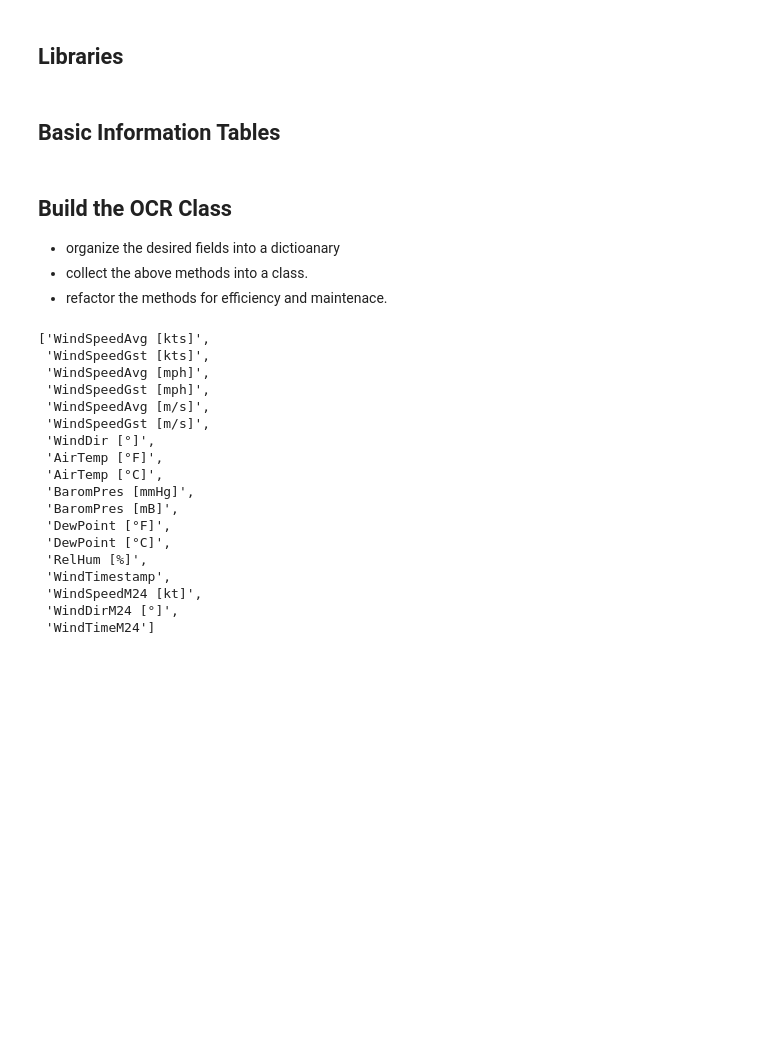
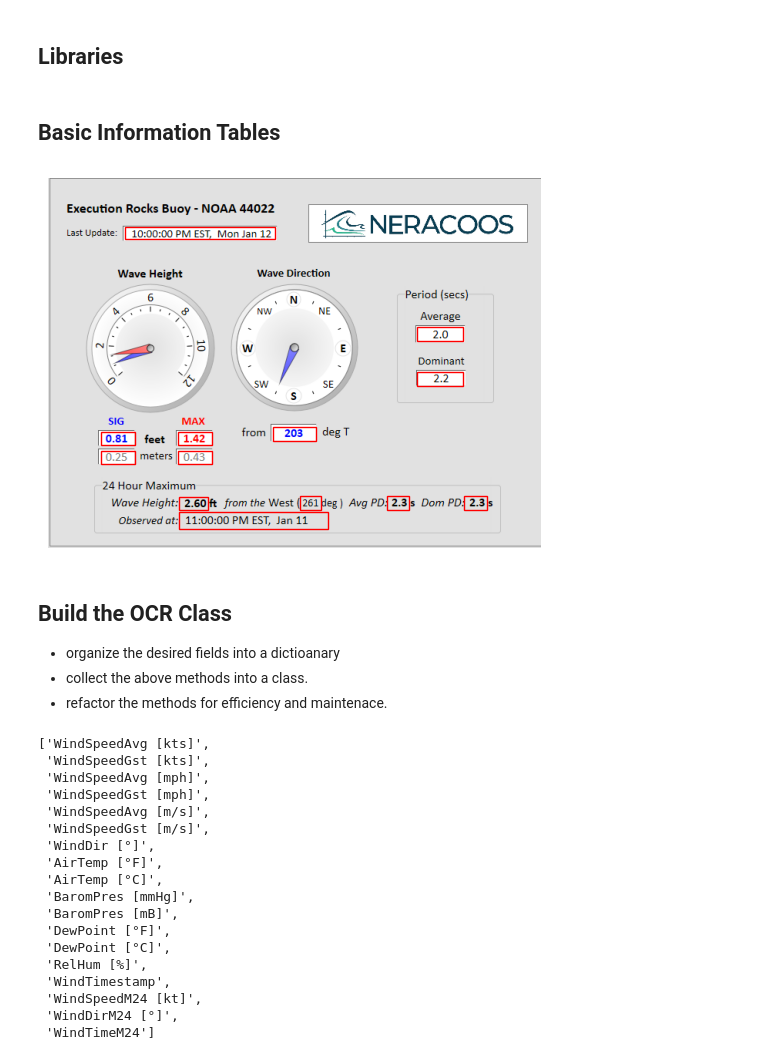
Before and after one commit to pbeeken/OCRWeatherDataCapture, a Jupyter notebook: OCRDataCapture.ipynb, the cells around one changed output. Saved outputs shown, nothing was run; the diff lists cells and outputs as text; code cells hidden in the pictures; blank space fills up the shorter version.

Commit message:
BuoyDataCapture class tested for both screens.  Replaced all instances of rectangles across all files.

```diff
--- a/OCRDataCapture.ipynb
+++ b/OCRDataCapture.ipynb
@@ -326,11 +325,11 @@ westernLIWind_url = "https://clydebank.dms.uconn.edu/wlis_wxSens1.png"  # Wester
 
 # dictionary of locations within the image of the data we want.
 windSources = {
-    'Timestamp':          {'bounds':(100,  64, 294,  78), 'value': NaN }, #dateString for reading
+    'Timestamp':          {'bounds':(100,  62, 294,  78), 'value': NaN }, #dateString for reading
     'WindSpeedAvg [kts]': {'bounds':( 21, 307,  63, 327), 'value': NaN,}, #kts
     'WindSpeedGst [kts]': {'bounds':(116, 307, 158, 327), 'value': NaN }, #kts
     'WindSpeedAvg [mph]': {'bounds':( 21, 334,  63, 351), 'value': NaN }, #mph
-    'WindSpeedGst [mph]': {'bounds':(116, 334, 158, 351), 'value': NaN }, #mph
+    'WindSpeedGst [mph]': {'bounds':(116, 332, 158, 351), 'value': NaN }, #mph
     'WindSpeedAvg [m/s]': {'bounds':(21, 358, 63, 375),   'value': NaN }, #m/s
     'WindSpeedGst [m/s]': {'bounds':(116, 358, 158, 375), 'value': NaN }, #m/s
     'WindDir [°]':        {'bounds':(230, 320, 287, 339), 'value': NaN }, #deg True
@@ -352,7 +351,7 @@ execrocksWaves_url = "https://clydebank.dms.uconn.edu/exrx_wavs.png"
 
 # dictionary of locations within the image of the data we want.
 waveSources = {
-    'Timestamp':         {'bounds':(100,  64, 294,  78), 'value': NaN },  #dateString for reading
+    'Timestamp':         {'bounds':(100,  62, 294,  78), 'value': NaN },  #dateString for reading
     'WaveHgtSig [ft]':    {'bounds':( 68, 329, 112, 346), 'value': NaN,}, #ft
     'WaveHgtMax [ft]':    {'bounds':(168, 329, 212, 346), 'value': NaN }, #ft
     'WaveHgtSig [m]':     {'bounds':( 68, 353, 112, 371), 'value': NaN,}, #m
@@ -360,12 +359,61 @@ waveSources = {
     'WaveDir [°]':        {'bounds':(292, 322, 347, 340), 'value': NaN }, #degT
     'WavPerAvg [s]':      {'bounds':(479, 193, 539, 211), 'value': NaN }, #sec
     'WavPerDom [s]':      {'bounds':(479, 251, 539, 269), 'value': NaN }, #sec
-    'WaveHgt24 [ft]':     {'bounds':(169, 413, 207, 433), 'value': NaN }, #kts max in last 24hrs
-    'WaveDirM24 [°]':     {'bounds':(327, 412, 354, 433), 'value': NaN }, #deg True in last 24hrs
-    'WavePerAvgM24 [s]':  {'bounds':(169, 442, 207, 433), 'value': NaN }, #deg True in last 24hrs
-    'WaveperDomM24 [s]':  {'bounds':(542, 442, 574, 433), 'value': NaN }, #deg True in last 24hrs
+    'WaveHgt24 [ft]':     {'bounds':(169, 413, 207, 430), 'value': NaN }, #kts max in last 24hrs
+    'WaveDirM24 [°]':     {'bounds':(327, 412, 354, 430), 'value': NaN }, #deg True in last 24hrs
+    'WavePerAvgM24 [s]':  {'bounds':(440, 412, 468, 430), 'value': NaN }, #avg period in last 24hrs
+    'WaveperDomM24 [s]':  {'bounds':(540, 412, 570, 430), 'value': NaN }, #dom period in last 24hrs
     'WaveTimeM24':        {'bounds':(169, 433, 363, 455), 'value': NaN }, #dateString of 24Hr Max
 }
+# %%
+import io
+import matplotlib.pyplot as plt
+import matplotlib.patches as patches
+from PIL import Image
+
+def getURLImage(url):
+    """
+    Retrieves an image from a URL and converts it to a PIL Image object.
+    :param url: URL of the image to retrieve.
+    :return: PIL Image object.
+    """
+    response = requests.get(url)
+    if response.status_code == 200:
+        image_data = response.content
+        image = Image.open(BytesIO(image_data))
+        return image
+    else:
+        raise Exception(f"Failed to retrieve image. Status code: {response.status_code}")
+
+def overlayRectangles(axs, regions):
+    """
+    Overlays rectangles on the given axes for the specified regions.
+    :param axs: Matplotlib axes to draw on.
+    :param regions: List of 4-tuples (left, upper, right, lower) coordinates.
+    """
+    for key, item in regions.items():
+        left, upper, right, lower = item['bounds']
+        width = right - left
+        height = lower - upper
+        rect = patches.Rectangle((left, upper), width, height, linewidth=1, edgecolor='r', facecolor='none')
+        axs.add_patch(rect)
+
+def display_image(image):
+    """
+    Displays a PIL image using Matplotlib.
+    :param image: PIL Image object to display.
+    """
+    fig, ax = plt.subplots()
+    ax.imshow(image)
+    # overlayRectangles(ax, windSources)
+    overlayRectangles(ax, waveSources)
+    ax.axis('off')  # Hide pixel coordinates
+    plt.show()
+
+img = getURLImage(execrocksWaves_url)
+display_image(img)
+# %% [output]
+[figure, added]
 # %% [markdown]
 ## Build the OCR Class
  - organize the desired fields into a dictioanary
```
Also changed, not shown: parts of 2 cells of this notebook, 3 other files.
